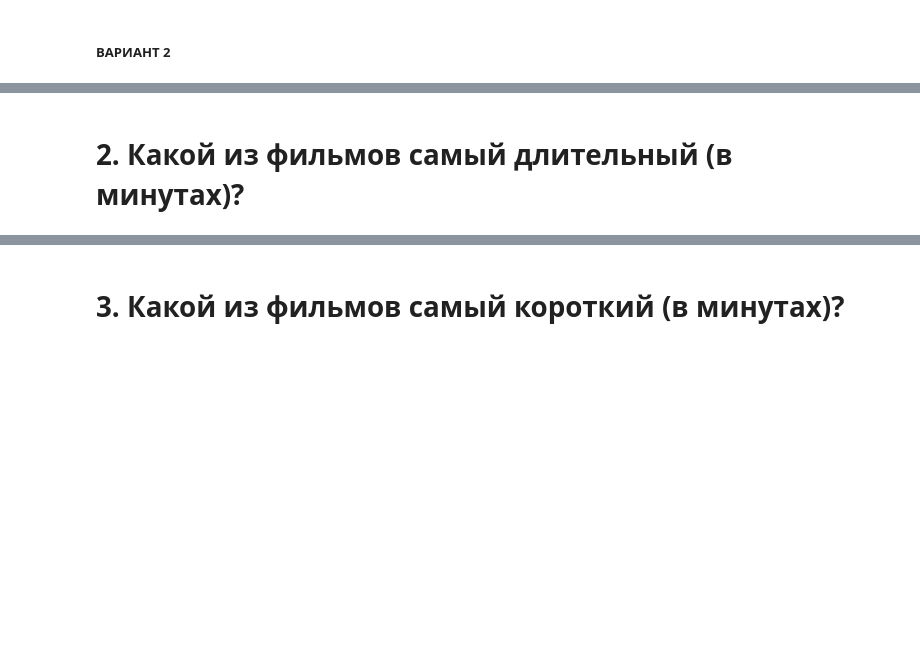
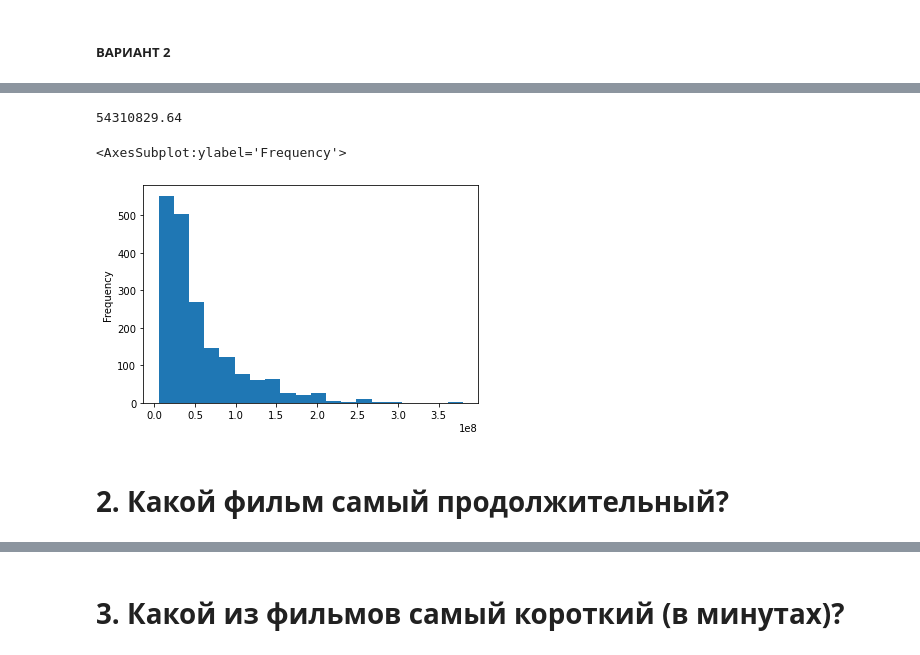
Before and after one commit to artkel/module_1, a Jupyter notebook: Movies_IMBD_v4.1_TEMPLATE.ipynb, the cells around one changed output, grey strips where cells are left out. Cells and saved outputs as stored; diff of their text form; code cells hidden in the pictures; blank space fills up the shorter version.

Commit message:
visualisation & code cleaning

```diff
--- a/Movies_IMBD_v4.1_TEMPLATE.ipynb
+++ b/Movies_IMBD_v4.1_TEMPLATE.ipynb
@@ -9,8 +9,6 @@ import itertools
 ## Загрузка DF и общая информация о нем
 # %%
 data = pd.read_csv('movie_bd_v5.csv', encoding = "utf-8")
-data.head(10)
-# trying to find right encoding
-data.director = data.director.str.encode('latin1').str.decode('utf8') # worked for director column
-data.original_title = data.original_title.str.encode('utf8').str.decode('utf8')
+# encoding
+data.director = data.director.str.encode('latin1').str.decode('utf8') # worked for "director" column
 # %%
@@ -231,5 +231,12 @@ data_new.sort_values("budget", ascending=False).head(3)
 | 723 | 380000000 | 1021683000 | Pirates of the Caribbean: On Stra... | [Johnny Depp, PenÃ©lope Cruz, Geo... | [Rob Marshall] | Captain Jack Sparrow crosses path... | 136 | [Adventure, Action, Fantasy] | [Walt Disney Pictures, Jerry Bruc... | ... |
 | 1669 | 300000000 | 961000000 | Pirates of the Caribbean: At Worl... | [Johnny Depp, Orlando Bloom, Keir... | [Gore Verbinski] | Captain Barbossa, long believed t... | 169 | [Adventure, Fantasy, Action] | [Walt Disney Pictures, Jerry Bruc... | ... |
 | 14 | 280000000 | 1405035767 | Avengers: Age of Ultron | [Robert Downey Jr., Chris Hemswor... | [Joss Whedon] | When Tony Stark tries to jumpstar... | 141 | [Action, Adventure, Science Fiction] | [Marvel Studios, Prime Focus, Rev... | ... |
+# %%
+
+data_new["budget"].plot(kind="hist", bins=20)
+# %% [output]
+54310829.64
+<AxesSubplot:ylabel='Frequency'>
+[figure, added]
 # %% [markdown]
-# 2. Какой из фильмов самый длительный (в минутах)?
+# 2. Какой фильм самый продолжительный?
```
Also changed, not shown: parts of 34 cells of this notebook.
